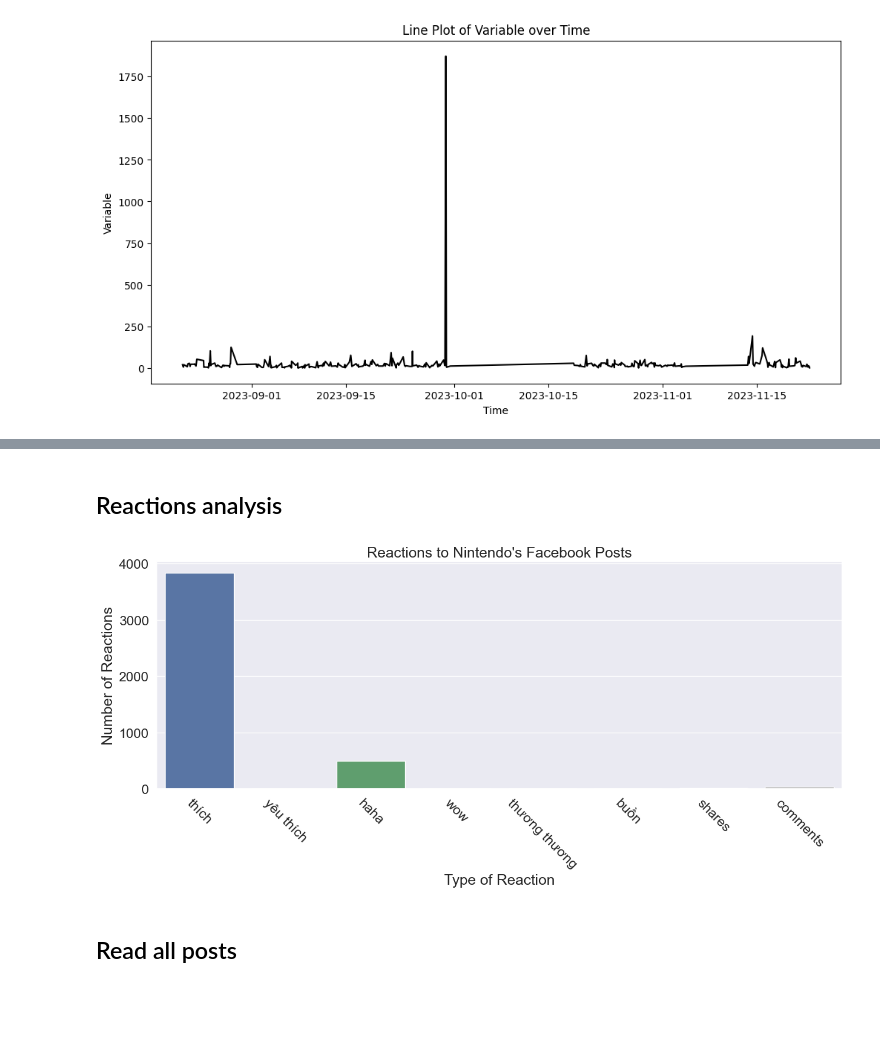
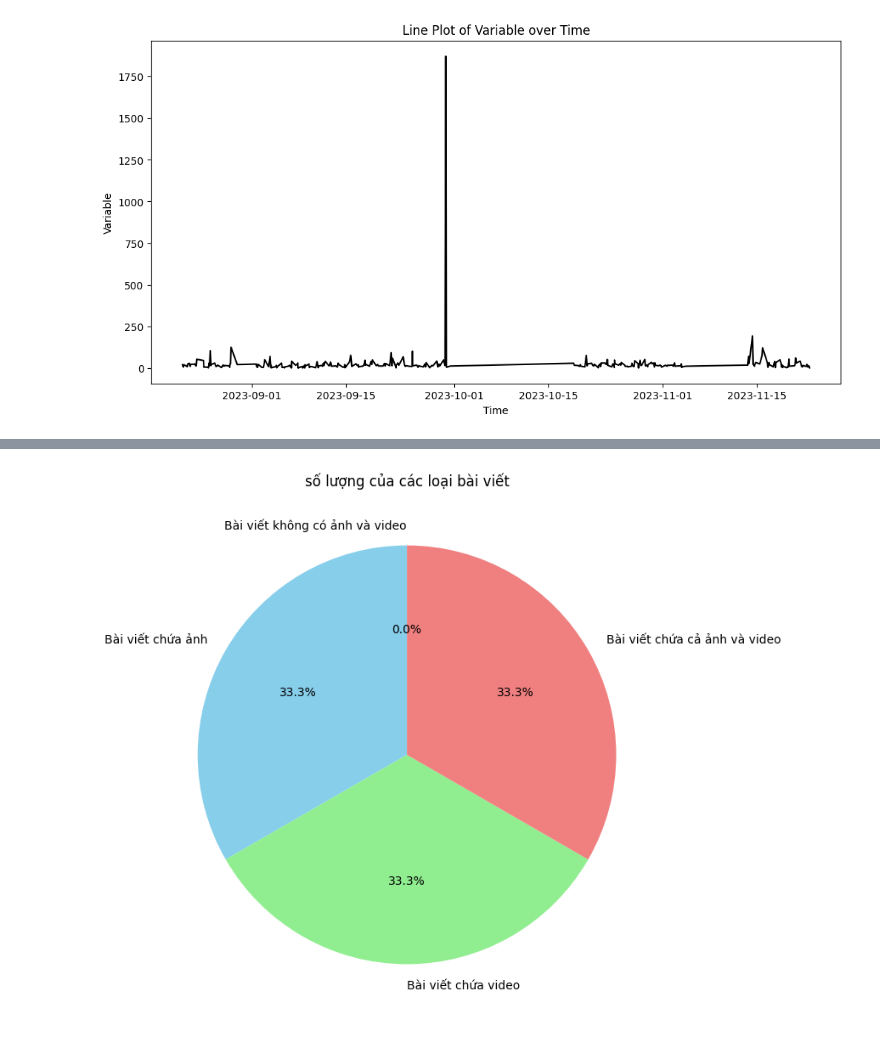
Before and after one commit to hoandkjxhbfhk/finalproject-, a Jupyter notebook: Analyze_data.ipynb, the cells around one changed output, grey strips where cells are left out. Cells and saved outputs as stored; diff of their text form; code cells hidden in the pictures; blank space fills up the shorter version.

```diff
--- a/Analyze_data.ipynb
+++ b/Analyze_data.ipynb
@@ -757,22 +743,22 @@ plt.show()
-# %% [markdown]
-## Reactions analysis
-# %%
-sns.set_theme(style="whitegrid")
-sns.set(rc={'figure.figsize':(15,5)})
-sns.set(font_scale=1.5)
-
-# plot the reactions
-fig, ax = plt.subplots()
-ax = sns.barplot(x=list(reactions.keys()), y=list(reactions.values()))
-ax.set_title("Reactions to Nintendo's Facebook Posts")
-ax.set_ylabel("Number of Reactions")
-ax.set_xlabel("Type of Reaction")
-plt.xticks(rotation=-45)
-plt.show()
-# %% [output]
-[figure, removed]
-# %% [markdown]
-## Read all posts
+# %%
+df['Has_image'] = df['image'].astype(bool)
+df['Has_video'] = df['video_id'].astype(bool)
+image_post = df.loc[df['Has_image'] == True]
+video_post = df.loc[df['Has_video'] == True]
+both_image_video_post = df.loc[(df['Has_video'] == True) & (df['Has_image'] == True) ]
+not_image_video_post = df.loc[(df['Has_video'] ==False) & (df['Has_image'] == False) ]
+number_image_post = len(image_post)
+number_video_post = len(video_post)
+number_both_image_video_post = len(both_image_video_post)
+number_not_image_video_post = len(not_image_video_post)
+number_counts = [number_image_post, number_video_post, number_both_image_video_post, number_not_image_video_post]
+labels = ['Bài viết chứa ảnh', 'Bài viết chứa video', 'Bài viết chứa cả ảnh và video', 'Bài viết không có ảnh và video']
+plt.figure(figsize=(8, 8))
+plt.pie(number_counts, labels=labels, autopct='%1.1f%%', startangle=90, colors=['skyblue', 'lightgreen', 'lightcoral', 'lightsalmon'])
+plt.title('số lượng của các loại bài viết')
+plt.show()
+# %% [output]
+[figure, added]
 # %%
 #df_text = post_df_full[['post_id','post_text']]
 #df_text= pd.read_csv('Data/anhdaden1.csv').dropna(axis=1,how='all')
```
Also changed, not shown: parts of 17 cells of this notebook.
